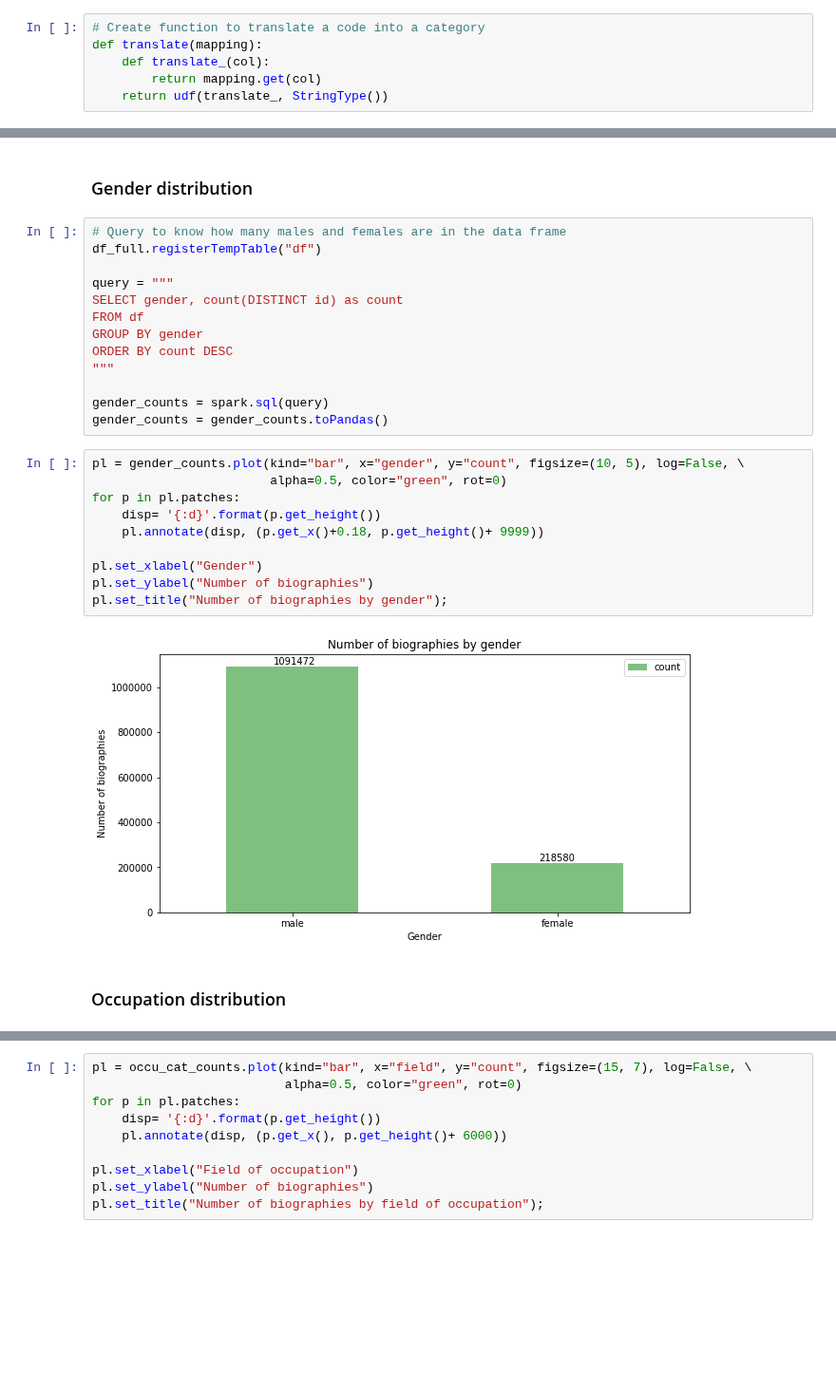
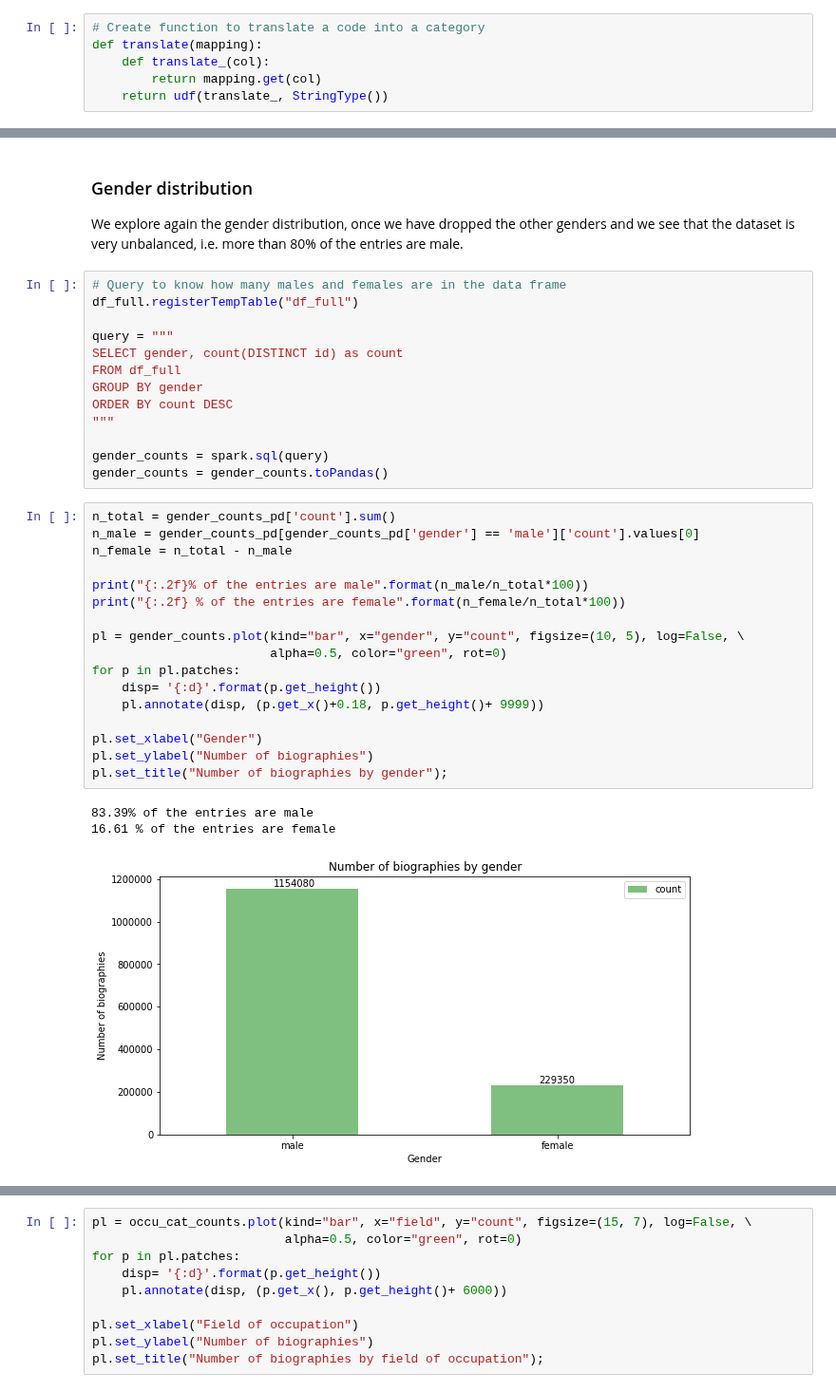
Before and after one commit to natbolon/wiki-gender, a Jupyter notebook: src/Wikipedia_Gender.ipynb, the cells around one changed output, grey strips where cells are left out. Shown at 95% size. Cells and saved outputs as stored; diff of their text form; blank space fills up the shorter version.

```diff
--- a/src/Wikipedia_Gender.ipynb
+++ b/src/Wikipedia_Gender.ipynb
@@ -242,13 +240,15 @@ df_full_viz.show(5)
 only showing top 5 rows
-# %% [markdown]
-### Gender distribution
+# %% [markdown]
+### Gender distribution
+
+We explore again the gender distribution, once we have dropped the other genders and we see that the dataset is very unbalanced, i.e. more than 80% of the entries are male.
 # %%
 # Query to know how many males and females are in the data frame
-df_full.registerTempTable("df")
+df_full.registerTempTable("df_full")
 
 query = """
 SELECT gender, count(DISTINCT id) as count
-FROM df
+FROM df_full
 GROUP BY gender
 ORDER BY count DESC
 """
@@ -256,16 +256,23 @@ ORDER BY count DESC
 gender_counts = spark.sql(query)
 gender_counts = gender_counts.toPandas()
 # %%
+n_total = gender_counts_pd['count'].sum()
+n_male = gender_counts_pd[gender_counts_pd['gender'] == 'male']['count'].values[0]
+n_female = n_total - n_male
+
+print("{:.2f}% of the entries are male".format(n_male/n_total*100))
+print("{:.2f} % of the entries are female".format(n_female/n_total*100))
+
 pl = gender_counts.plot(kind="bar", x="gender", y="count", figsize=(10, 5), log=False, \
                         alpha=0.5, color="green", rot=0)
 for p in pl.patches:
     disp= '{:d}'.format(p.get_height())
     pl.annotate(disp, (p.get_x()+0.18, p.get_height()+ 9999))
 
 pl.set_xlabel("Gender")
 pl.set_ylabel("Number of biographies")
 pl.set_title("Number of biographies by gender");
 # %% [output]
+83.39% of the entries are male
+16.61 % of the entries are female
-[figure, old version]
+[figure, new version]
-# %% [markdown]
-### Occupation distribution
```
Also changed, not shown: parts of 30 cells of this notebook.
